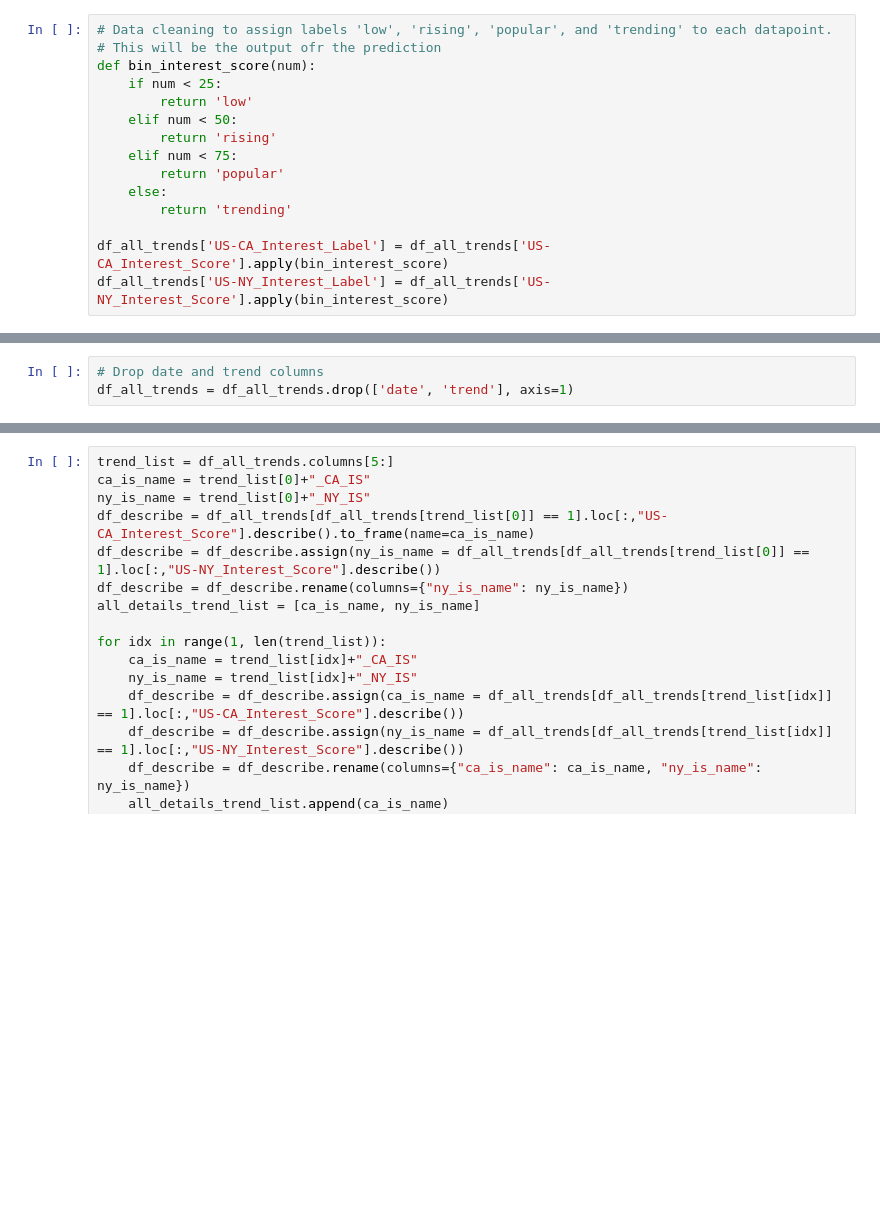
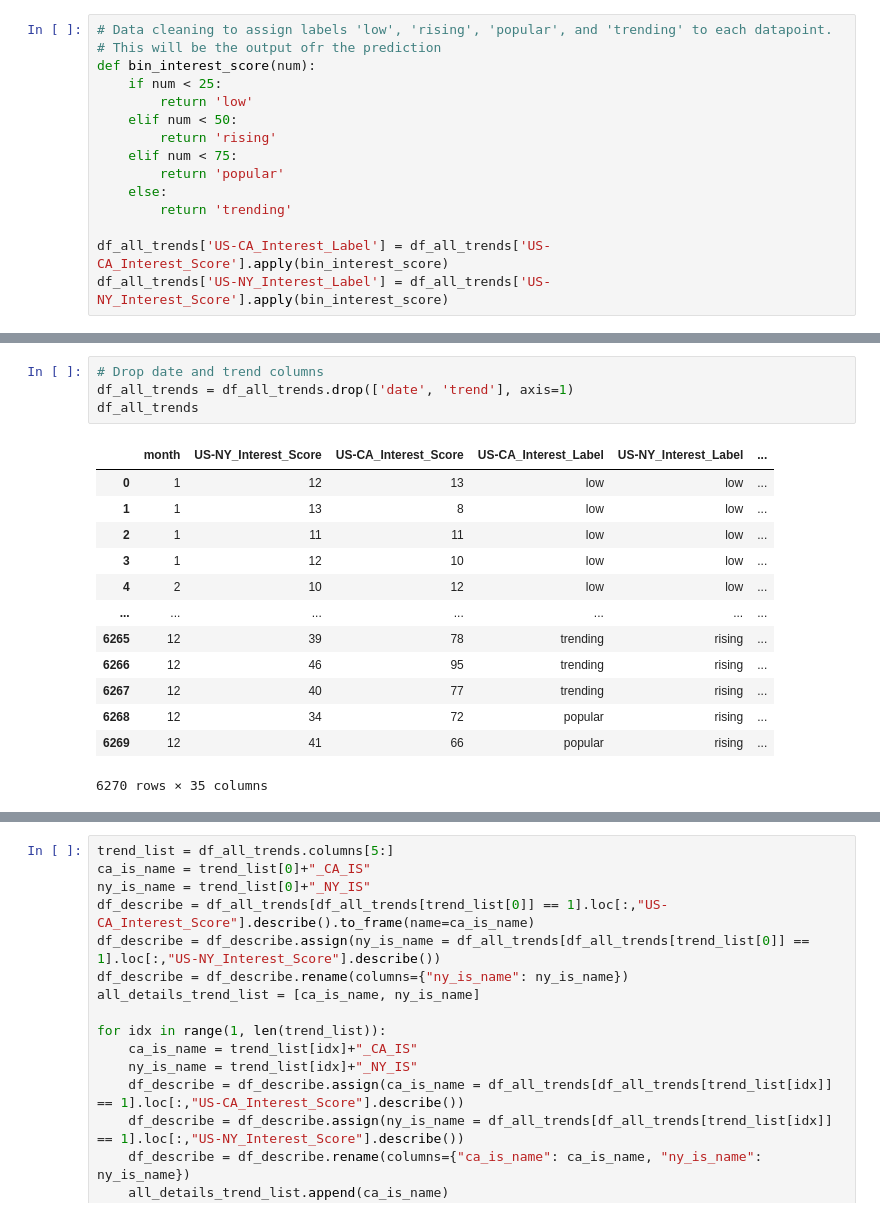
Before and after one commit to COGS108/Group011_WI24, a Jupyter notebook: DataCheckpoint_Group011_WI24.ipynb, the cells around one changed output, grey strips where cells are left out. Cells and saved outputs as stored; diff of their text form; blank space fills up the shorter version.

```diff
--- a/DataCheckpoint_Group011_WI24.ipynb
+++ b/DataCheckpoint_Group011_WI24.ipynb
@@ -653,6 +795,21 @@ Index(['date', 'month', 'US-CA_Interest_Score', 'US-NY_Interest_Score',
 # %%
 # Drop date and trend columns
 df_all_trends = df_all_trends.drop(['date', 'trend'], axis=1)
+df_all_trends
+# %% [output]
+|  | month | US-NY_Interest_Score | US-CA_Interest_Score | US-CA_Interest_Label | US-NY_Interest_Label | ... |
+| 0 | 1 | 12 | 13 | low | low | ... |
+| 1 | 1 | 13 | 8 | low | low | ... |
+| 2 | 1 | 11 | 11 | low | low | ... |
+| 3 | 1 | 12 | 10 | low | low | ... |
+| 4 | 2 | 10 | 12 | low | low | ... |
+| ... | ... | ... | ... | ... | ... | ... |
+| 6265 | 12 | 39 | 78 | trending | rising | ... |
+| 6266 | 12 | 46 | 95 | trending | rising | ... |
+| 6267 | 12 | 40 | 77 | trending | rising | ... |
+| 6268 | 12 | 34 | 72 | popular | rising | ... |
+| 6269 | 12 | 41 | 66 | popular | rising | ... |
+6270 rows × 35 columns
 # %%
 df_all_trends.columns
 # %% [output]
```
Also changed, not shown: parts of 16 cells of this notebook, 31 other files.
